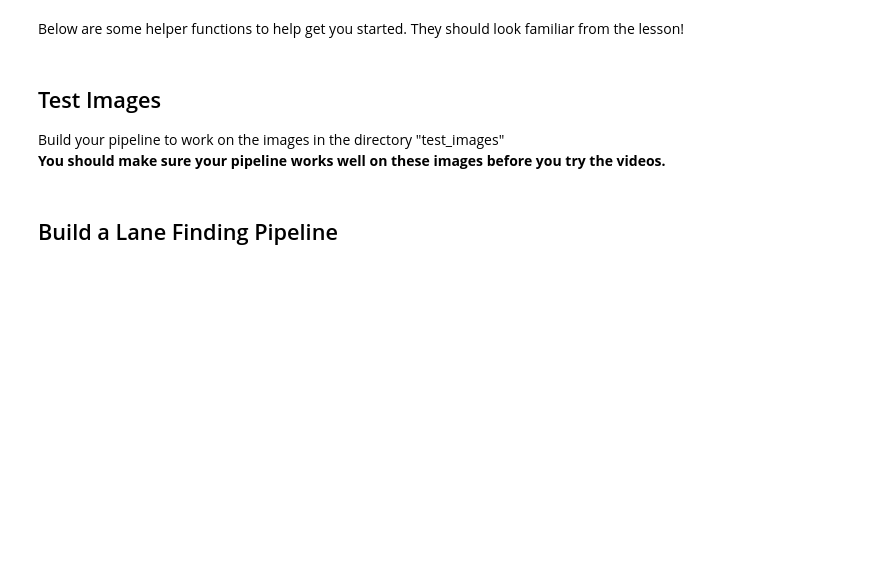
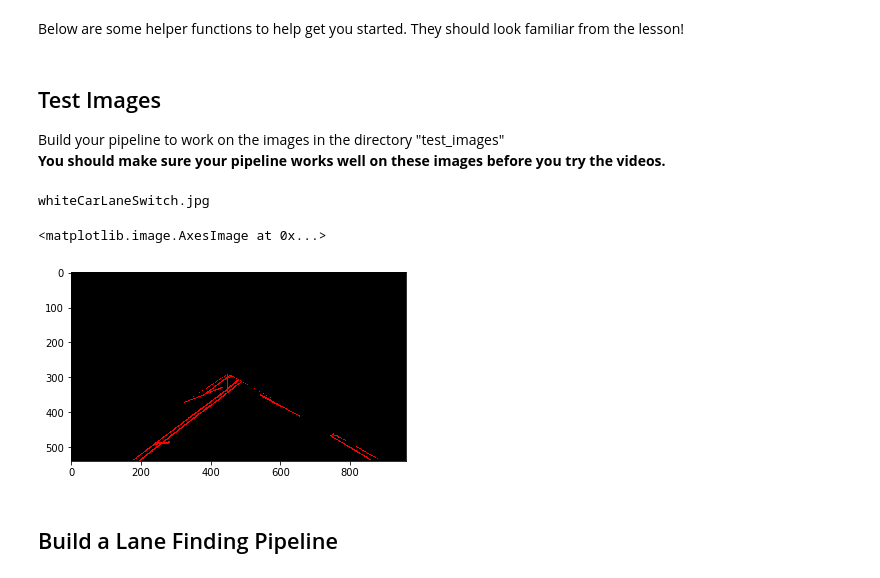
Before and after one commit to udacity/CarND-LaneLines-P1, a Jupyter notebook: P1.ipynb, the cells around one changed output. Drawn from its saved outputs; the diff is of its cells as text; code cells hidden in the pictures; blank space fills up the shorter version.

Commit message:
first pass on build a lane finding pipeline

```diff
--- a/P1.ipynb
+++ b/P1.ipynb
@@ -141,6 +145,7 @@ def draw_lines(img, lines, color=[255, 0, 0], thickness=2):
     for line in lines:
         for x1,y1,x2,y2 in line:
             cv2.line(img, (x1, y1), (x2, y2), color, thickness)
+    return img
 
 def hough_lines(img, rho, theta, threshold, min_line_len, max_line_gap):
     """
@@ -149,6 +154,7 @@ def hough_lines(img, rho, theta, threshold, min_line_len, max_line_gap):
     Returns an image with hough lines drawn.
     """
     lines = cv2.HoughLinesP(img, rho, theta, threshold, np.array([]), minLineLength=min_line_len, maxLineGap=max_line_gap)
+
     line_img = np.zeros((img.shape[0], img.shape[1], 3), dtype=np.uint8)
     draw_lines(line_img, lines)
     return line_img
@@ -179,3 +182,58 @@ os.listdir("test_images/")
+# %%
+import os
+imgs = os.listdir("test_images/")
+img = imgs[4]
+print(img)
+image = mpimg.imread("test_images/" + img)
+
+def pipeline(image):
+    # Transform to grayscale
+    gray = grayscale(image)
+
+    # Apply Region of Interest Mask
+    base = 960
+    baseDelta = 60
+    left_bottom = [baseDelta, 539]
+    right_bottom = [base - baseDelta, 539]
+    apex = [450, 290]
+    vertices = np.array([[[left_bottom, right_bottom, apex]]], dtype=np.int32)
+    masked = region_of_interest(gray, vertices)
+
+    # Blur
+    kernel_size = 23
+    blur_gray = cv2.GaussianBlur(masked,(kernel_size, kernel_size), 0)
+
+    # Canny Transform
+    low_threshold = 15
+    high_threshold = low_threshold * 2
+    edges = cv2.Canny(blur_gray, low_threshold, high_threshold)
+
+    # Hough Lines
+    rho = 2
+    theta = np.pi/180
+    threshold = 15
+    min_line_len = 40
+    max_line_gap = 40
+    hough = hough_lines(edges, rho, theta, threshold, min_line_len, max_line_gap)
+
+    # Remove Mask Artifacts
+    base = 960
+    baseDelta = 70
+    left_bottom = [baseDelta, 539]
+    right_bottom = [base - baseDelta, 539]
+    apex = [450, 290]
+    vertices = np.array([[[left_bottom, right_bottom, apex]]], dtype=np.int32)
+    final = region_of_interest(hough, vertices)
+
+    return final
+
+
+final = pipeline(image)
+plt.imshow(final, cmap='Greys_r')
+# %% [output]
+whiteCarLaneSwitch.jpg
+<matplotlib.image.AxesImage at 0x...>
+[figure, added]
 # %% [markdown]
 ## Build a Lane Finding Pipeline
 # %% [markdown]
```
Also changed, not shown: parts of 4 cells of this notebook, 7 other files.
